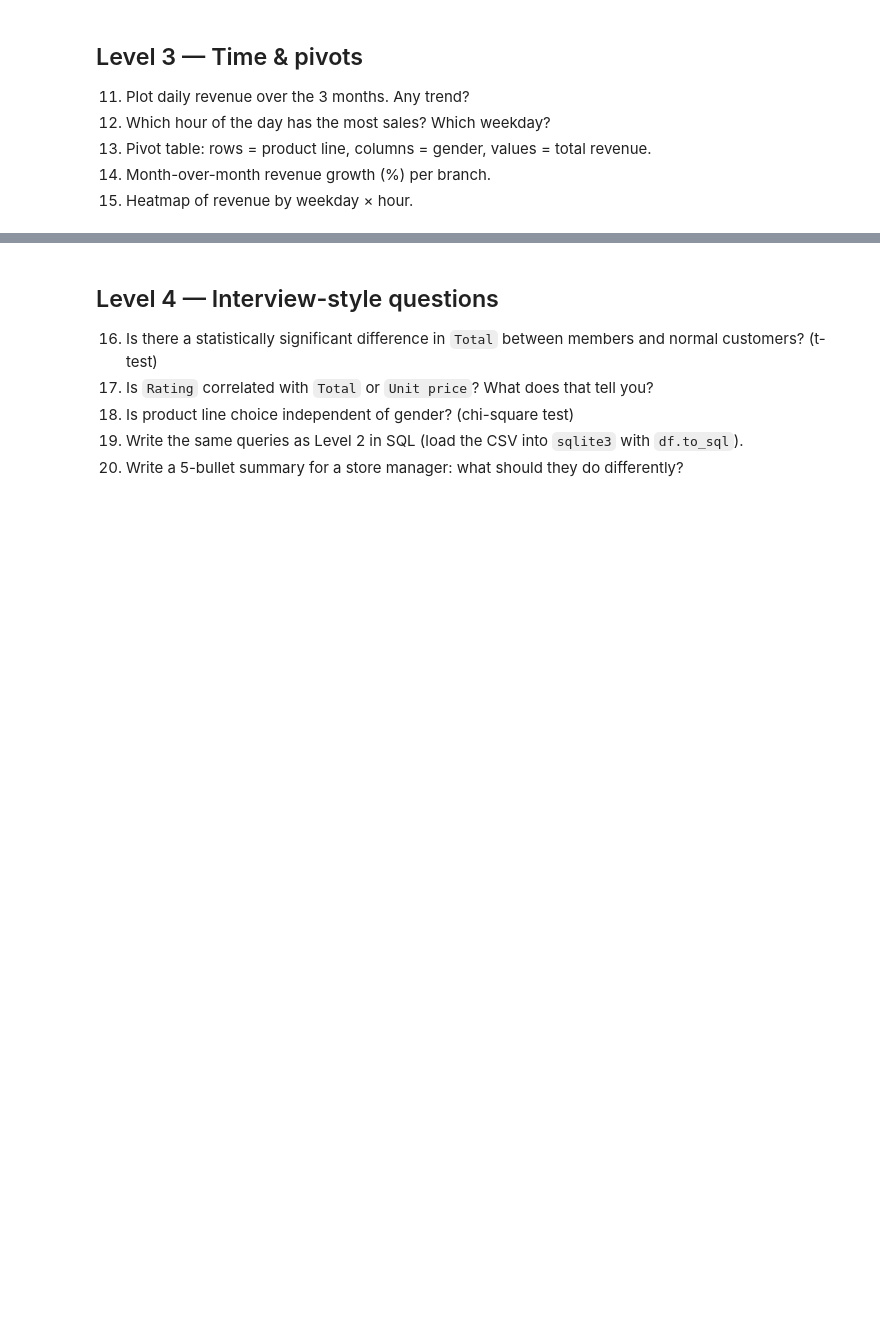
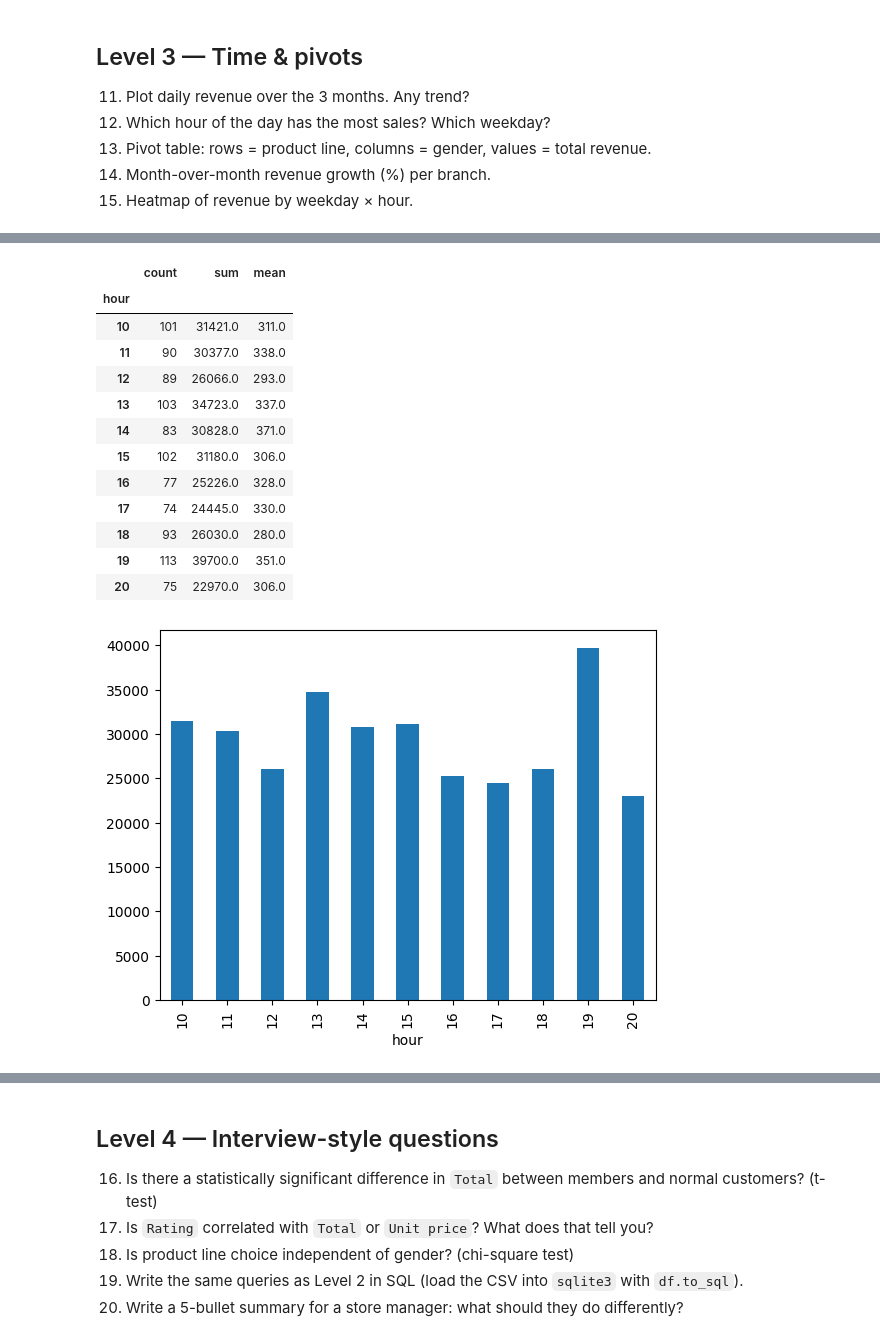
Before and after one commit to Talibdev27/supermarket-sales-analysis, a Jupyter notebook: practice.ipynb, the cells around one changed output, grey strips where cells are left out. Drawn from its saved outputs; the diff is of its cells as text; code cells hidden in the pictures; blank space fills up the shorter version.

```diff
--- a/practice.ipynb
+++ b/practice.ipynb
@@ -351,0 +376,19 @@ Name: rating, dtype: float64
+# %%
+hourly = df.groupby("hour")["total"].sum()
+hourly.plot(kind="bar");
+df.groupby("hour")["total"].agg(["count", "sum", "mean"]).round(0)
+# %% [output]
+|  | count | sum | mean |
+| hour |  |  |  |
+| 10 | 101 | 31421.0 | 311.0 |
+| 11 | 90 | 30377.0 | 338.0 |
+| 12 | 89 | 26066.0 | 293.0 |
+| 13 | 103 | 34723.0 | 337.0 |
+| 14 | 83 | 30828.0 | 371.0 |
+| 15 | 102 | 31180.0 | 306.0 |
+| 16 | 77 | 25226.0 | 328.0 |
+| 17 | 74 | 24445.0 | 330.0 |
+| 18 | 93 | 26030.0 | 280.0 |
+| 19 | 113 | 39700.0 | 351.0 |
+| 20 | 75 | 22970.0 | 306.0 |
+[figure, added]
```
Also changed, not shown: parts of 12 cells of this notebook.
